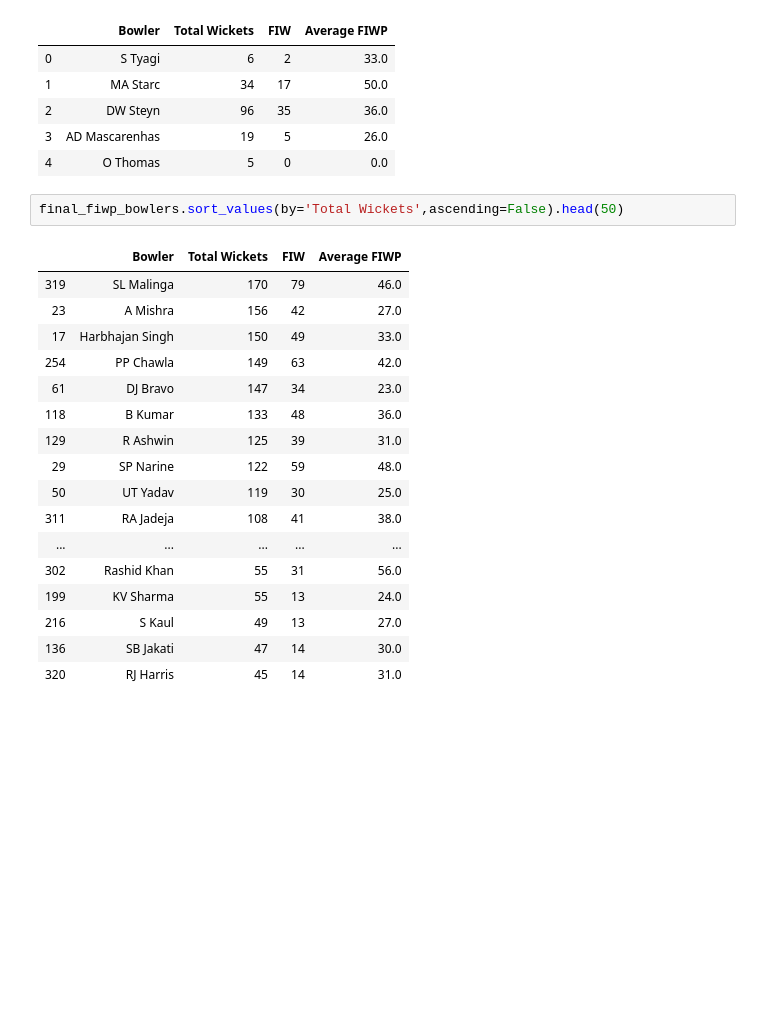
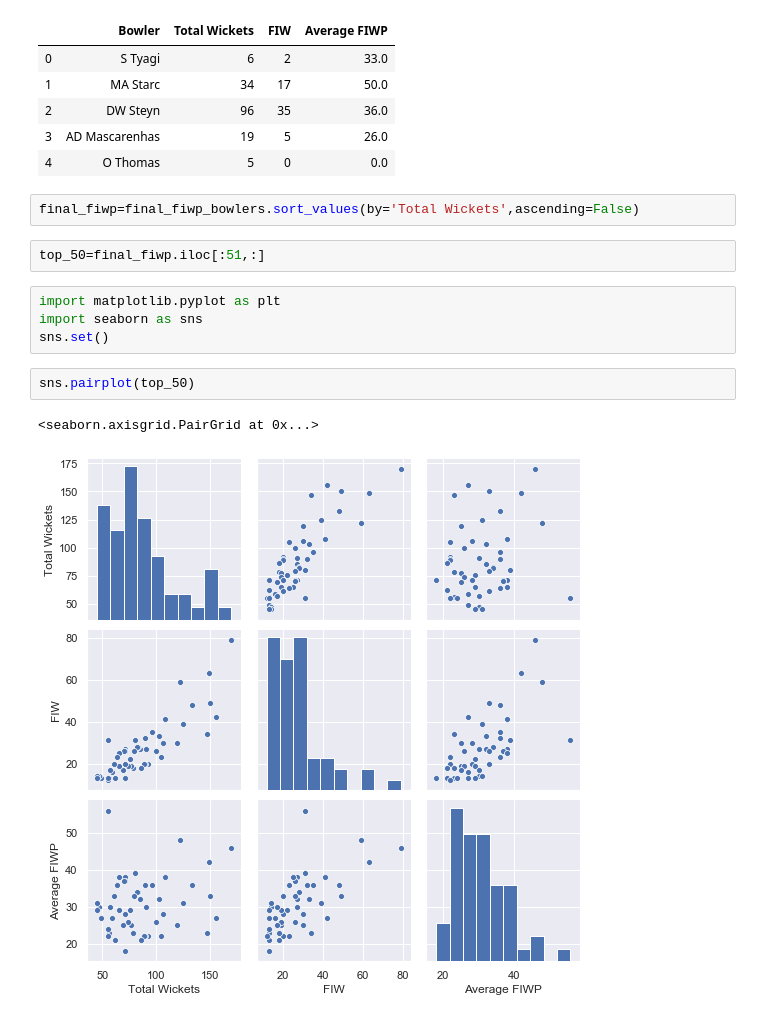
Before and after one commit to omkarb1604/IPL_data_scrape, a Jupyter notebook: FIB.ipynb, the cells around one changed output. Saved outputs shown, nothing was run; the diff lists cells and outputs as text; blank space fills up the shorter version.

```diff
--- a/FIB.ipynb
+++ b/FIB.ipynb
@@ -194,22 +203,15 @@ final_fiwp_bowlers.head()
 | 3 | AD Mascarenhas | 19 | 5 | 26.0 |
 | 4 | O Thomas | 5 | 0 | 0.0 |
 # %%
-final_fiwp_bowlers.sort_values(by='Total Wickets',ascending=False).head(50)
+final_fiwp=final_fiwp_bowlers.sort_values(by='Total Wickets',ascending=False)
-# %% [output]
-|  | Bowler | Total Wickets | FIW | Average FIWP |
-| 319 | SL Malinga | 170 | 79 | 46.0 |
-| 23 | A Mishra | 156 | 42 | 27.0 |
-| 17 | Harbhajan Singh | 150 | 49 | 33.0 |
-| 254 | PP Chawla | 149 | 63 | 42.0 |
-| 61 | DJ Bravo | 147 | 34 | 23.0 |
-| 118 | B Kumar | 133 | 48 | 36.0 |
-| 129 | R Ashwin | 125 | 39 | 31.0 |
-| 29 | SP Narine | 122 | 59 | 48.0 |
-| 50 | UT Yadav | 119 | 30 | 25.0 |
-| 311 | RA Jadeja | 108 | 41 | 38.0 |
-| ... | ... | ... | ... | ... |
-| 302 | Rashid Khan | 55 | 31 | 56.0 |
-| 199 | KV Sharma | 55 | 13 | 24.0 |
-| 216 | S Kaul | 49 | 13 | 27.0 |
-| 136 | SB Jakati | 47 | 14 | 30.0 |
-| 320 | RJ Harris | 45 | 14 | 31.0 |
+# %%
+top_50=final_fiwp.iloc[:51,:]
+# %%
+import matplotlib.pyplot as plt
+import seaborn as sns
+sns.set()
+# %%
+sns.pairplot(top_50)
+# %% [output]
+<seaborn.axisgrid.PairGrid at 0x...>
+[figure, added]
```
Also changed, not shown: parts of 1 cell of this notebook.
